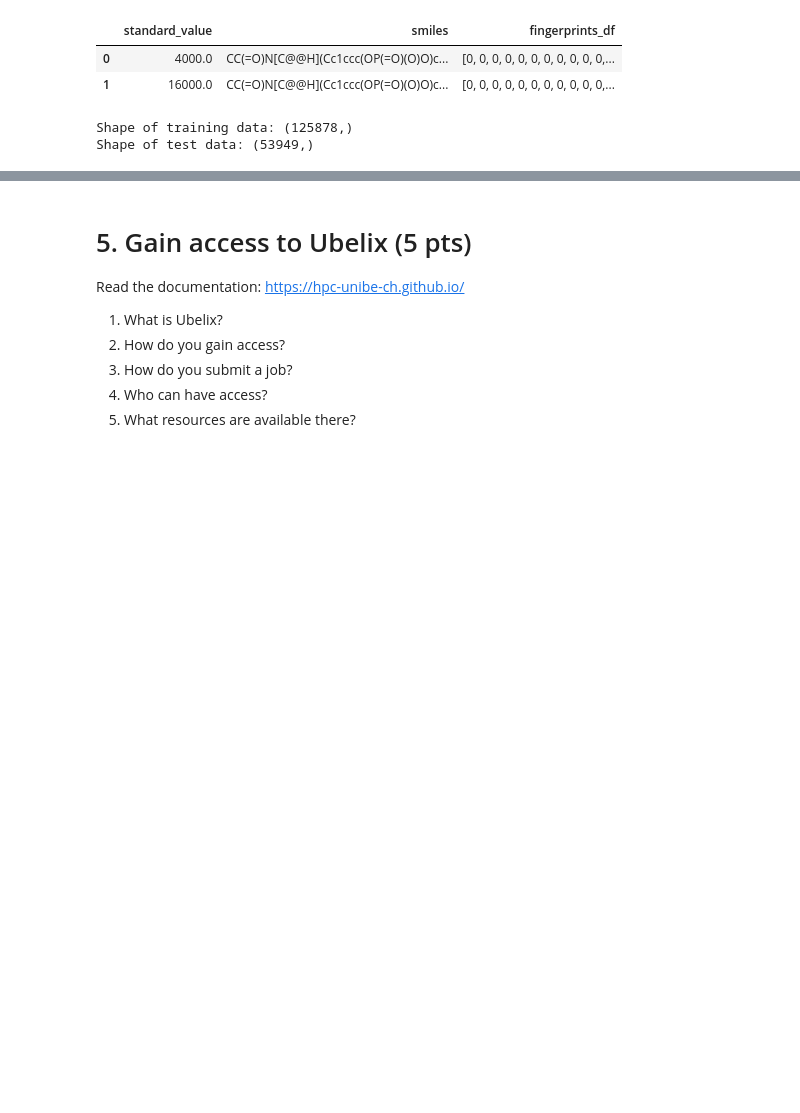
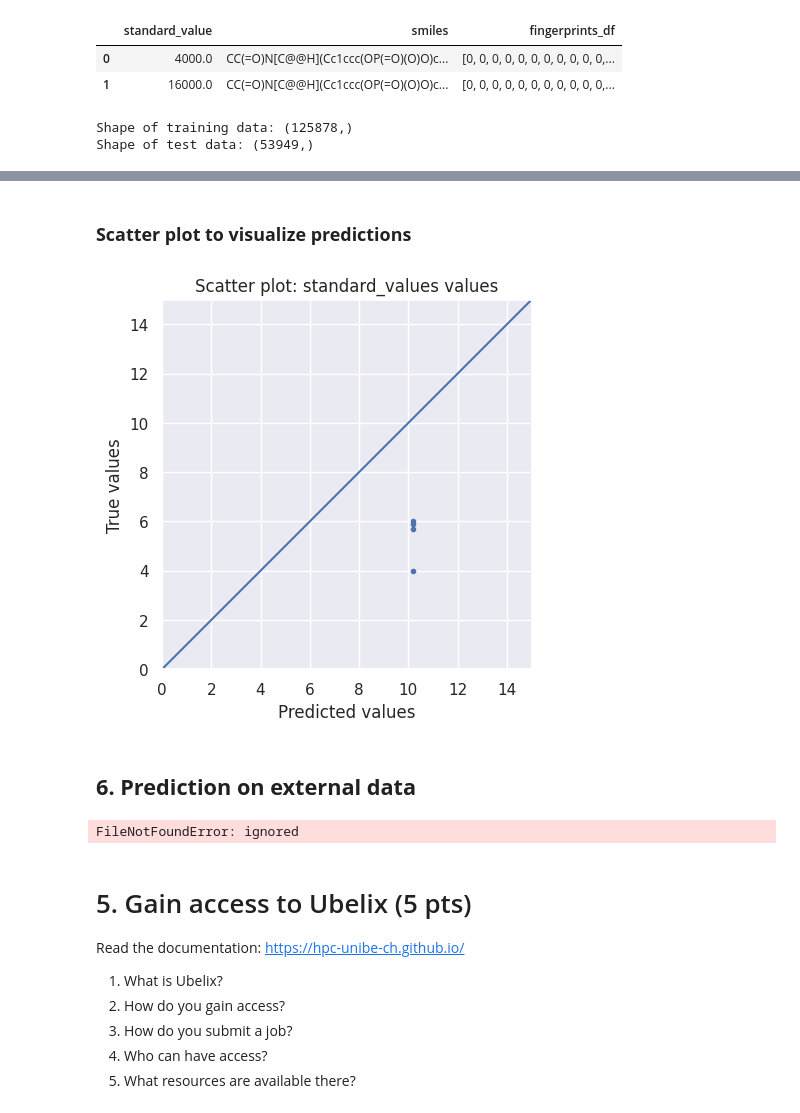
Before and after one commit to studerlukas/Studer-Lukas, a Jupyter notebook: Midterm_project_JPRC, LS.ipynb, the cells around one changed output, grey strips where cells are left out. Saved outputs shown, nothing was run; the diff lists cells and outputs as text; code cells hidden in the pictures; blank space fills up the shorter version.

```diff
--- a/Midterm_project_JPRC, LS.ipynb
+++ b/Midterm_project_JPRC, LS.ipynb
@@ -318,23 +356,31 @@ first_5_prediction = [print(f"{value[0]:.2f}") for value in y_pred[0:5]]
+# %% [markdown]
+### **Scatter plot to visualize predictions**
 # %%
-# Scatter plot
+# scatter plot visualizes the the prediction, makes it more comprehensible
 limits = 0, 15
 fig, ax = plt.subplots()
 ax.scatter(y_pred, y_test, marker=".")
 lin = np.linspace(*limits, 100)
 ax.plot(lin, lin)
 ax.set_aspect("equal", adjustable="box")
 ax.set_xlabel("Predicted values")
 ax.set_ylabel("True values")
-ax.set_title("Scatter plot: pIC50 values")
+ax.set_title("Scatter plot: standard_values values")
 ax.set_xlim(limits)
 ax.set_ylim(limits)
 plt.show()
+# %% [output]
+[figure, added]
+# %% [markdown]
+## **6. Prediction on external data**
 # %%
 # Load external/unlabeled data set
-external_data = pd.read_csv(DATA / "test.csv", index_col=0)
+external_data = pd.read_csv("test.csv", index_col=0)
 external_data = external_data.reset_index(drop=True)
 external_data.head()
 # NBVAL_CHECK_OUTPUT
+# %% [output]
+FileNotFoundError: ignored
 # %%
 # Convert SMILES strings to MACCS fingerprints
 external_data["fingerprints_df"] = external_data["canonical_smiles"].apply(smiles_to_fp)
```
Also changed, not shown: parts of 18 cells of this notebook.
